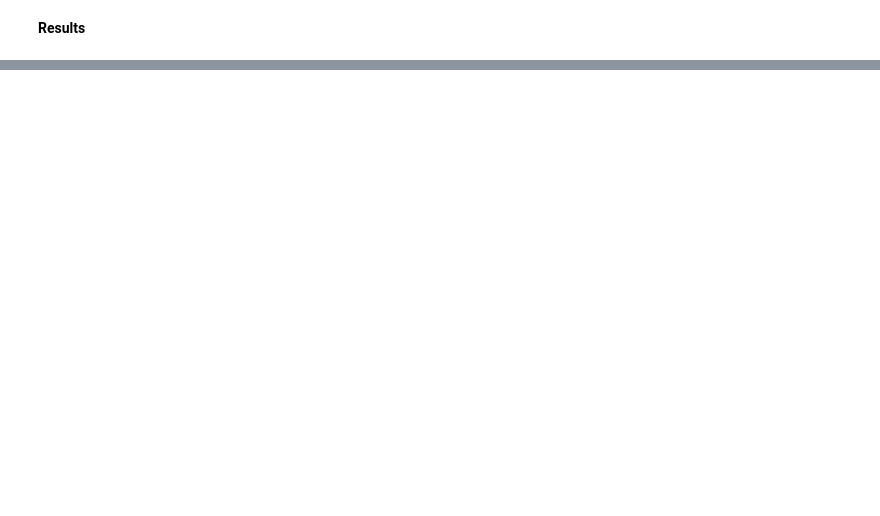
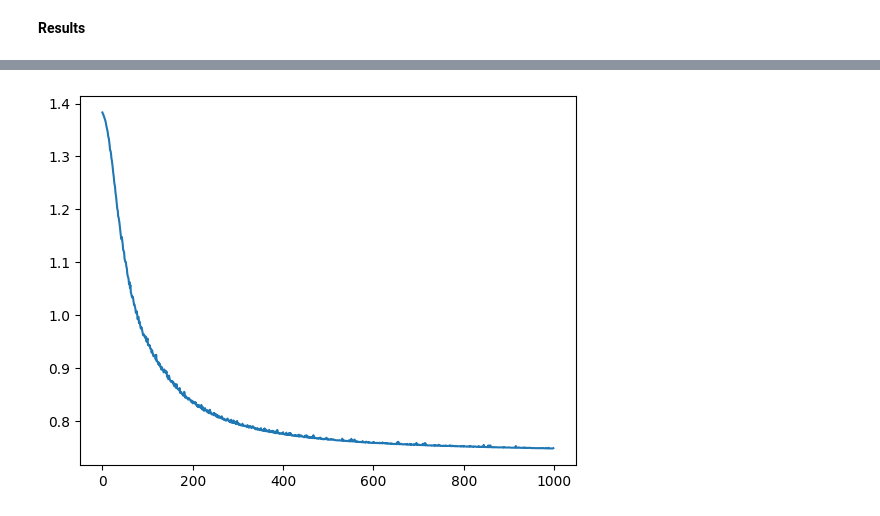
Before and after one commit to kr7/seizure, a Jupyter notebook: SeizureDetection_baselines.ipynb, the cells around one changed output, grey strips where cells are left out. Drawn from its saved outputs; the diff is of its cells as text; code cells hidden in the pictures; blank space fills up the shorter version.

```diff
--- a/SeizureDetection_baselines.ipynb
+++ b/SeizureDetection_baselines.ipynb
@@ -20,7 +20,7 @@ from sklearn.model_selection import StratifiedKFold
 **Experimental Settings**
 # %%
 device = "cuda" # may be set to "cpu" if calculations are not expected to be performed on GPU
-backbone = "ResNet" # may be set to MLP, CNN, FCN or ResNet
+backbone = "FCN" # may be set to MLP, CNN, FCN or ResNet
 epochs = 1000 # 100 for OpenSeizure data
 LR = 1e-5 # 1e-4 for OpenSeizure data
 batchsize = 16 # 32 for OpenSeizure data
@@ -333,6 +461,8 @@ for seed in range(10):
       model = CNN(device=device)
     elif backbone == "MLP":
       model = MLP(device=device)
+    elif backbone == "ShapeFormer":
+      model = ShapeFormer(device=device)
     else:
       raise Exception(f"Unknown backbone: {backbone}")
 
@@ -393,4 +544,6 @@ print(f"{backbone:6}    {epochs:4} {LR:6}  "+
 # %%
 # Just to check if the model converged nicely
 import matplotlib.pyplot as plt
-plt.plot(all_loss[0:epochs]);
+plt.plot(all_loss[1:epochs]);
+# %% [output]
+[figure, added]
```
Also changed, not shown: parts of 3 cells of this notebook.
